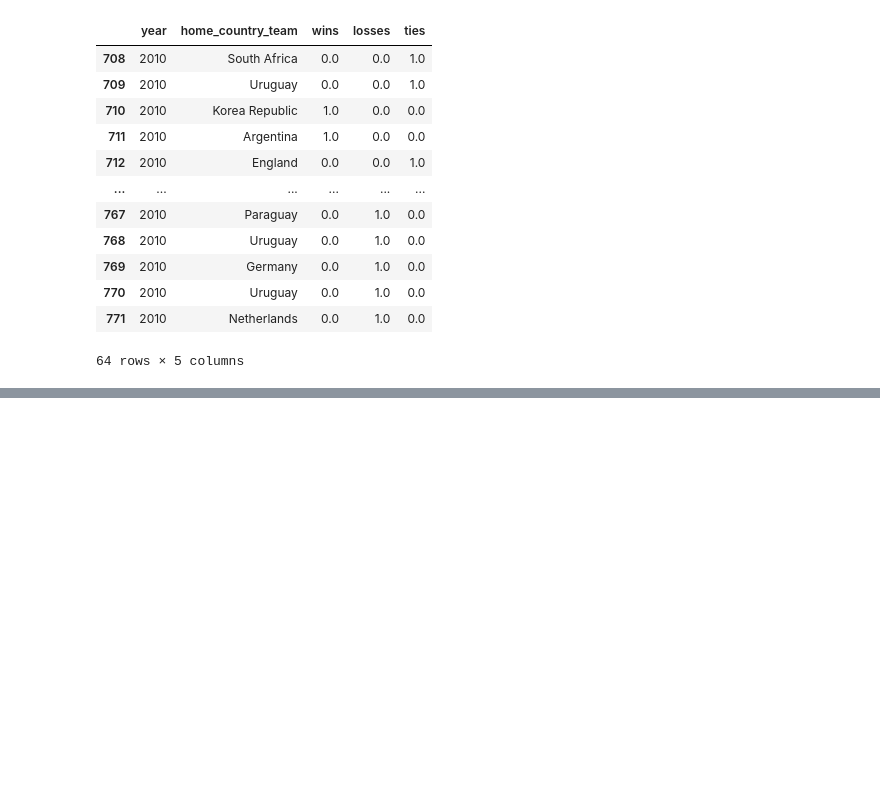
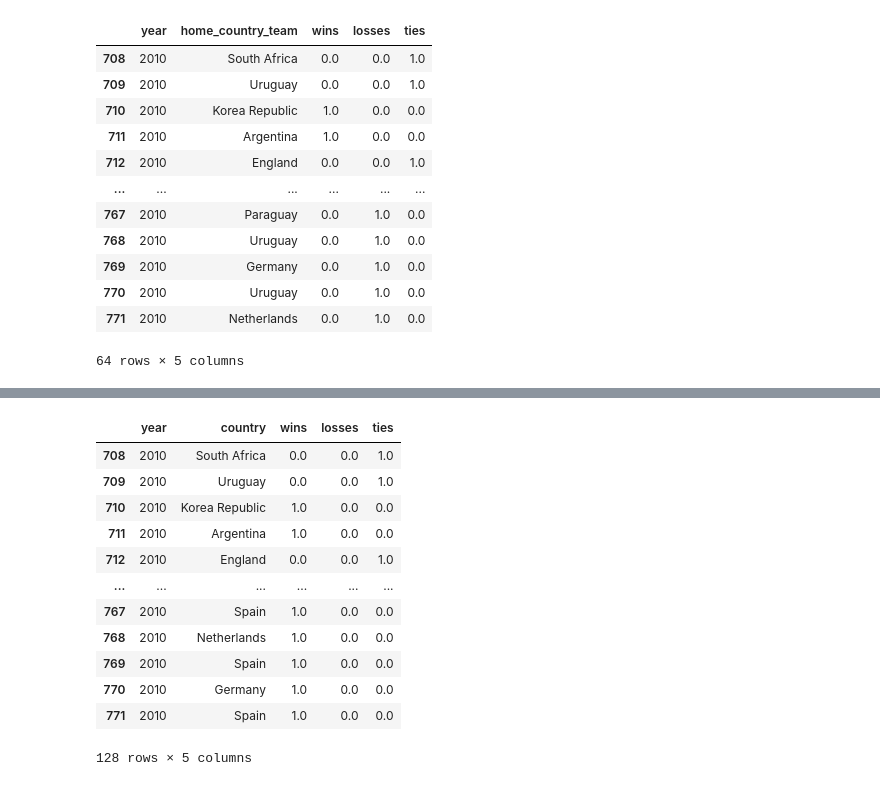
Before and after one commit to melissamemel/ETL_Project, a Jupyter notebook: worldcup_stagner.ipynb, the cells around one changed output, grey strips where cells are left out. Saved outputs shown, nothing was run; the diff lists cells and outputs as text; code cells hidden in the pictures; blank space fills up the shorter version.

```diff
--- a/worldcup_stagner.ipynb
+++ b/worldcup_stagner.ipynb
@@ -251,0 +297,20 @@ dtype: object
+# %%
+final_df = df_new.groupby(["country", "wins", "losses", "ties"])
+# The object returned is a “GroupBy” object and cannot be viewed normally...
+final_df.head(100)
+# In order to be visualized, a data function must be used...
+#grouped_usa_df.count().head(10)
+# %% [output]
+|  | year | country | wins | losses | ties |
+| 708 | 2010 | South Africa | 0.0 | 0.0 | 1.0 |
+| 709 | 2010 | Uruguay | 0.0 | 0.0 | 1.0 |
+| 710 | 2010 | Korea Republic | 1.0 | 0.0 | 0.0 |
+| 711 | 2010 | Argentina | 1.0 | 0.0 | 0.0 |
+| 712 | 2010 | England | 0.0 | 0.0 | 1.0 |
+| ... | ... | ... | ... | ... | ... |
+| 767 | 2010 | Spain | 1.0 | 0.0 | 0.0 |
+| 768 | 2010 | Netherlands | 1.0 | 0.0 | 0.0 |
+| 769 | 2010 | Spain | 1.0 | 0.0 | 0.0 |
+| 770 | 2010 | Germany | 1.0 | 0.0 | 0.0 |
+| 771 | 2010 | Spain | 1.0 | 0.0 | 0.0 |
+128 rows × 5 columns
```
Also changed, not shown: parts of 5 cells of this notebook.
